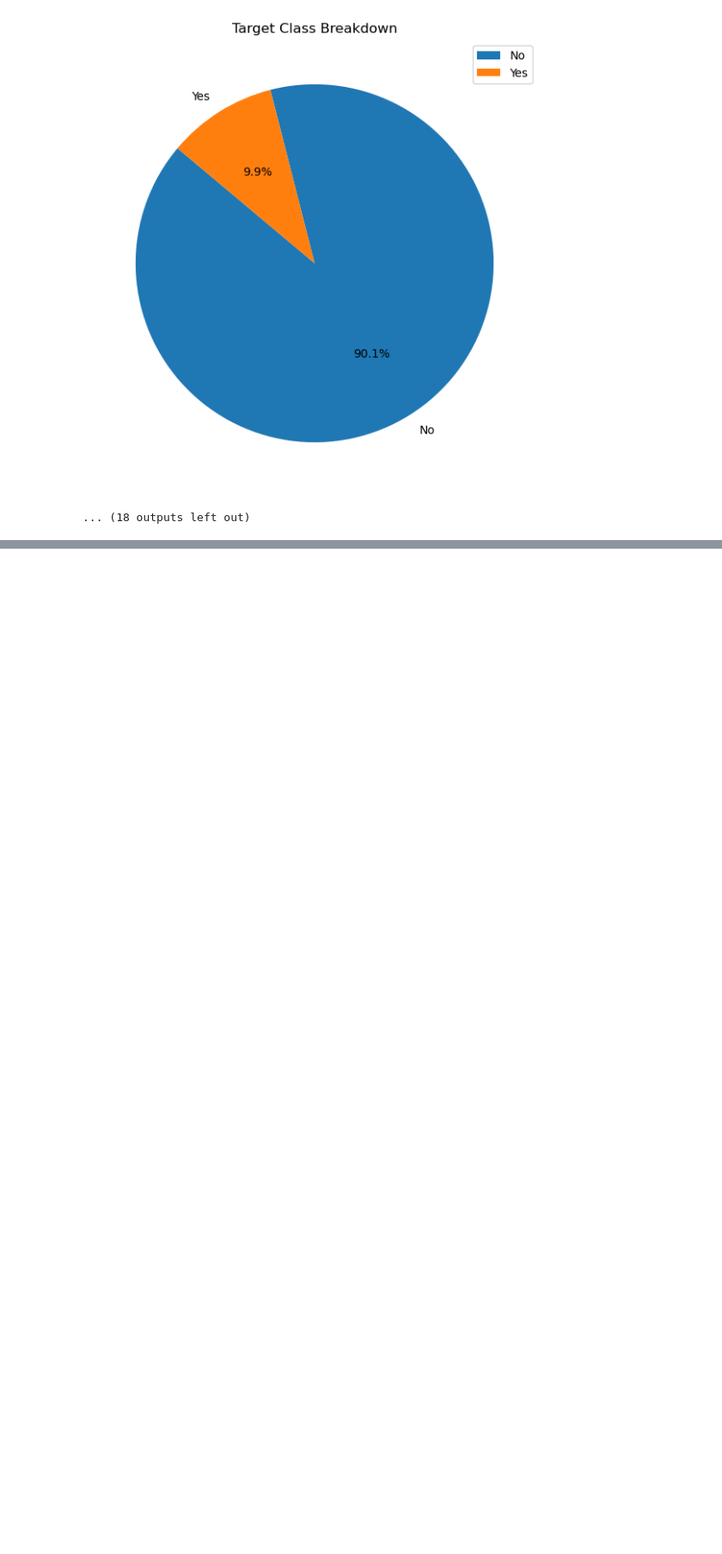
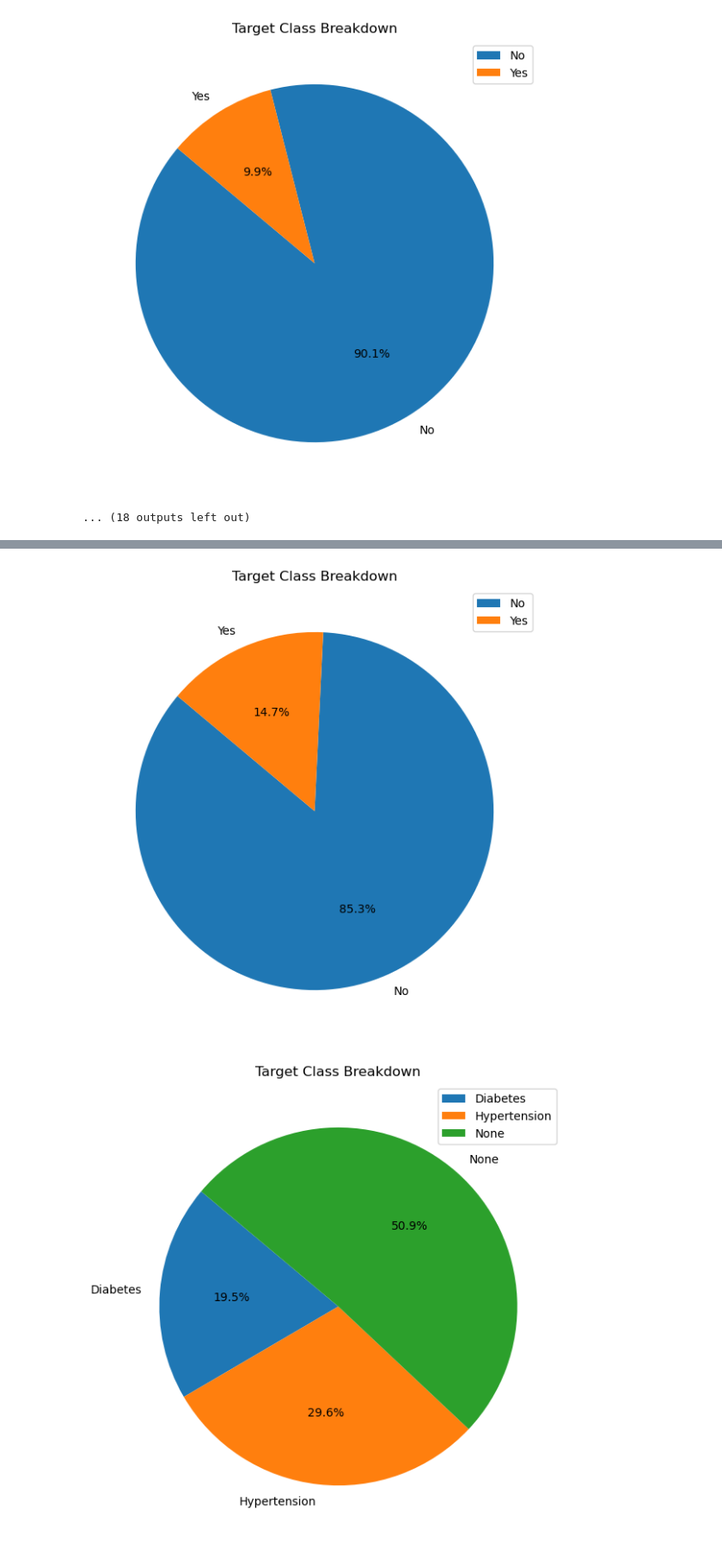
Before and after one commit to MaukanMir/Appendix-Cancer-Classification, a Jupyter notebook: trainnig.ipynb, the cells around one changed output, grey strips where cells are left out. Shown at 86% size. Saved outputs shown, nothing was run; the diff lists cells and outputs as text; code cells hidden in the pictures; blank space fills up the shorter version.

```diff
--- a/trainnig.ipynb
+++ b/trainnig.ipynb
@@ -522,0 +539,10 @@ Column: Genetic_Mutations
+# %%
+high_severe = df[(df["Alcohol_Consumption"] == "High") & (df["Symptom_Severity"] == "Severe")]
+# %%
+check_class_imbalance(high_severe["Appendix_Cancer_Prediction"])
+check_class_imbalance(high_severe["Chronic_Diseases"])
+check_class_imbalance(high_severe["Diet_Type"])
+check_class_imbalance(high_severe["Country"])
+# %% [output]
+[figure, added]
+[figure, added]
```
Also changed, not shown: parts of 2 cells of this notebook.
